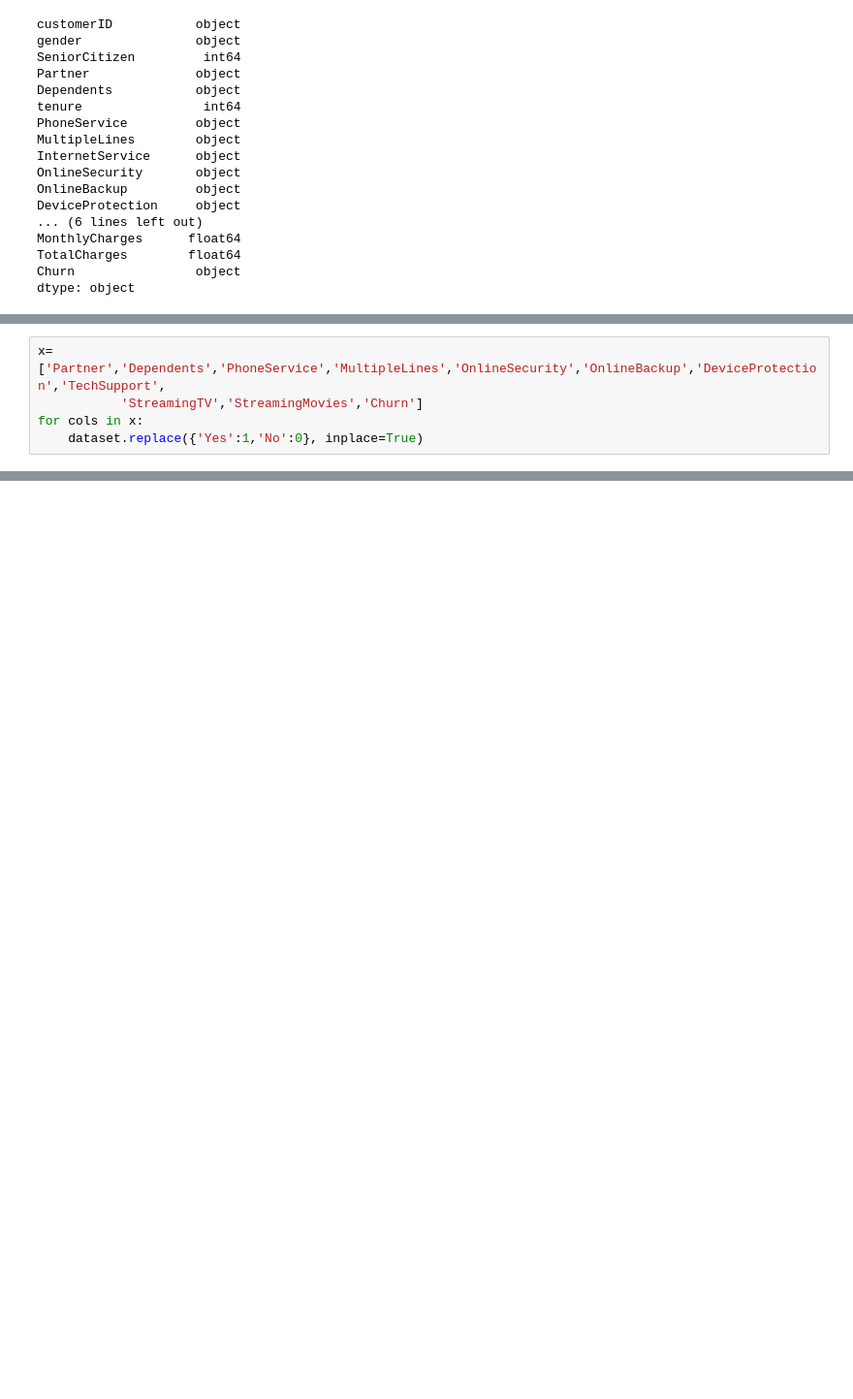
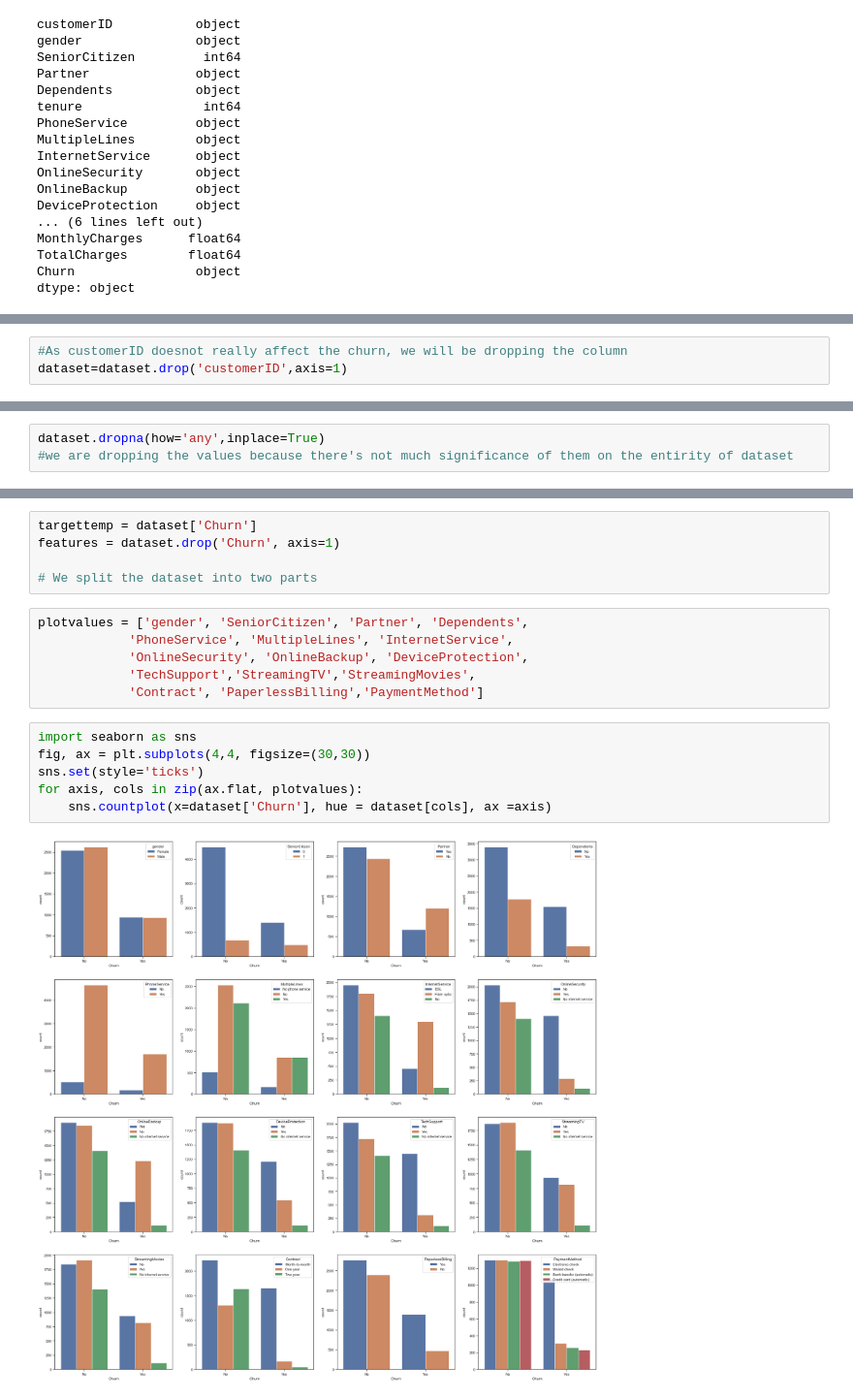
Before and after one commit to dheerajsharma25/ML-Tests, a Jupyter notebook: projecttesttelecochurn.ipynb, the cells around one changed output, grey strips where cells are left out. Shown: that part at 97% size. Cells and saved outputs as stored; diff of their text form; blank space fills up the shorter version.

```diff
--- a/projecttesttelecochurn.ipynb
+++ b/projecttesttelecochurn.ipynb
@@ -182,5 +154,0 @@ dataset['Churn'].replace(to_replace='No',  value=False, inplace=True)
-# %%
-x=['Partner','Dependents','PhoneService','MultipleLines','OnlineSecurity','OnlineBackup','DeviceProtection','TechSupport',
-           'StreamingTV','StreamingMovies','Churn']
-for cols in x:
-    dataset.replace({'Yes':1,'No':0}, inplace=True)
@@ -296,0 +155,3 @@ LogisticRegression does not accept missing values encoded as NaN natively. For s
+# %%
+#As customerID doesnot really affect the churn, we will be dropping the column
+dataset=dataset.drop('customerID',axis=1)
@@ -296,0 +193,3 @@ LogisticRegression does not accept missing values encoded as NaN natively. For s
+# %%
+dataset.dropna(how='any',inplace=True)
+#we are dropping the values because there's not much significance of them on the entirity of dataset
@@ -296,0 +216,19 @@ LogisticRegression does not accept missing values encoded as NaN natively. For s
+# %%
+targettemp = dataset['Churn']
+features = dataset.drop('Churn', axis=1)
+
+# We split the dataset into two parts
+# %%
+plotvalues = ['gender', 'SeniorCitizen', 'Partner', 'Dependents',
+            'PhoneService', 'MultipleLines', 'InternetService',
+            'OnlineSecurity', 'OnlineBackup', 'DeviceProtection',
+            'TechSupport','StreamingTV','StreamingMovies',
+            'Contract', 'PaperlessBilling','PaymentMethod']
+# %%
+import seaborn as sns
+fig, ax = plt.subplots(4,4, figsize=(30,30))
+sns.set(style='ticks')
+for axis, cols in zip(ax.flat, plotvalues):
+    sns.countplot(x=dataset['Churn'], hue = dataset[cols], ax =axis)
+# %% [output]
+[figure, added]
```
Also changed, not shown: parts of 22 cells of this notebook.
